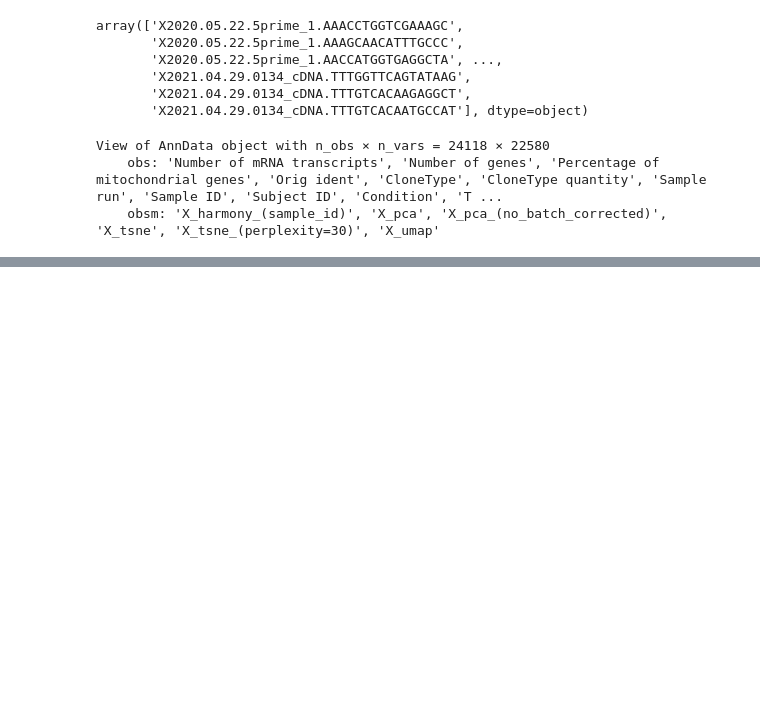
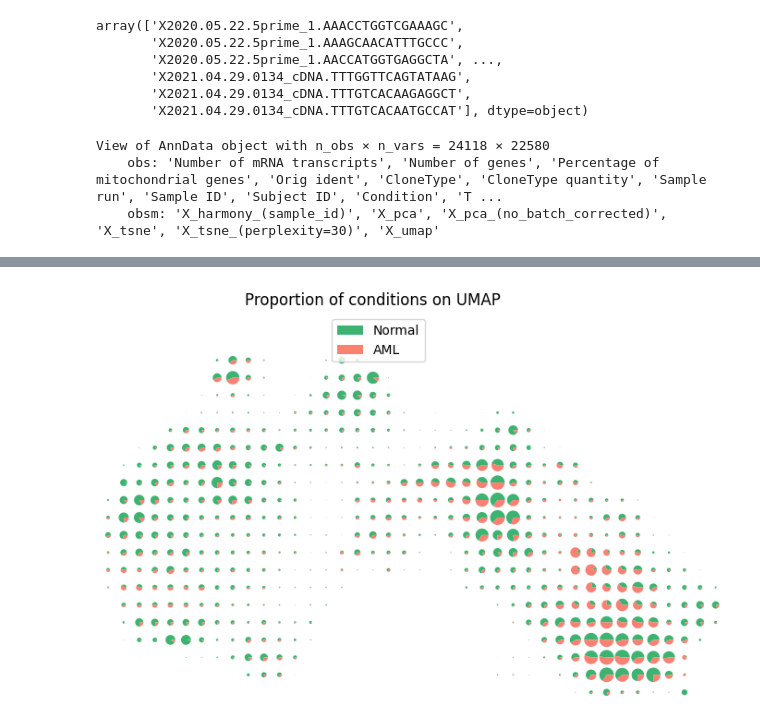
Before and after one commit to sondvo/clonotype_analyses, a Jupyter notebook: TCR_analysis.ipynb, the cells around one changed output, grey strips where cells are left out. Drawn from its saved outputs; the diff is of its cells as text; code cells hidden in the pictures; blank space fills up the shorter version.

```diff
--- a/TCR_analysis.ipynb
+++ b/TCR_analysis.ipynb
@@ -677,0 +752,49 @@ scanpy.pl.umap(filtered_adata, color=["Author's cell type"], s=5)
+# %%
+UMAP_condition_composition_dct = {
+    'X': [],
+    'Y': [],
+    'composition': [],
+    'n_cells': []
+}
+for i in range(y_chunks.shape[0] - 1):
+    for j in range(x_chunks.shape[0] - 1):
+        compo = UMAP_condition_composition[i, j, :2]
+        if np.all(compo == np.array([0,0])):
+            continue
+
+        center_y = y_chunks[i] + (y_chunks[i+1] - y_chunks[i]) / 2
+        center_x = x_chunks[j] + (x_chunks[j+1] - x_chunks[j]) / 2
+        UMAP_condition_composition_dct['X'].append(center_x)
+        UMAP_condition_composition_dct['Y'].append(center_y)
+        UMAP_condition_composition_dct['composition'].append(compo)
+        UMAP_condition_composition_dct['n_cells'].append(UMAP_condition_composition[i, j, 2])
+# %%
+import matplotlib.pyplot as plt
+import numpy as np
+
+# Example data
+x = UMAP_condition_composition_dct['X']
+y = UMAP_condition_composition_dct['Y']
+pie_data = UMAP_condition_composition_dct['composition']
+n_cells = UMAP_condition_composition_dct['n_cells']
+
+# Create scatter plot
+fig, ax = plt.subplots(figsize=(2, 4/3))
+
+# Overlay pie charts
+# ax[0].scatter(x, y)
+size = 0.2  # Control the size of the pie charts
+all_pie_radius = size * np.array(n_cells) / np.max(n_cells)
+for (i, j, data, pie_radius) in zip(x, y, pie_data, all_pie_radius):
+    ax.pie(
+        data,
+        center=(i, j),
+        radius=pie_radius,
+        colors=['mediumseagreen', 'salmon']
+    )
+
+ax.set_title('Proportion of conditions on UMAP')
+plt.legend(['Normal', 'AML'])
+plt.show()
+# %% [output]
+[figure, added]
```
Also changed, not shown: parts of 11 cells of this notebook.
